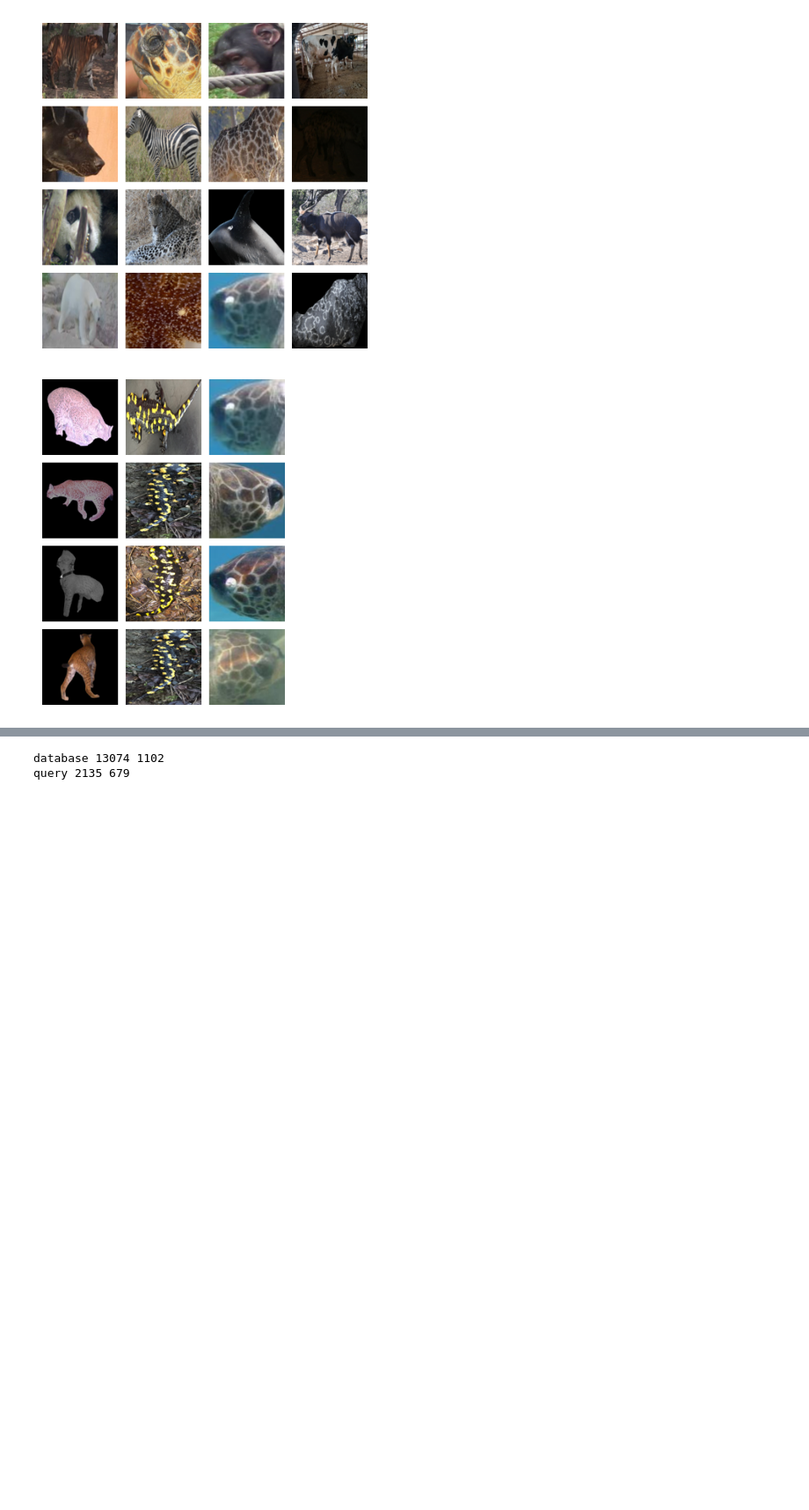
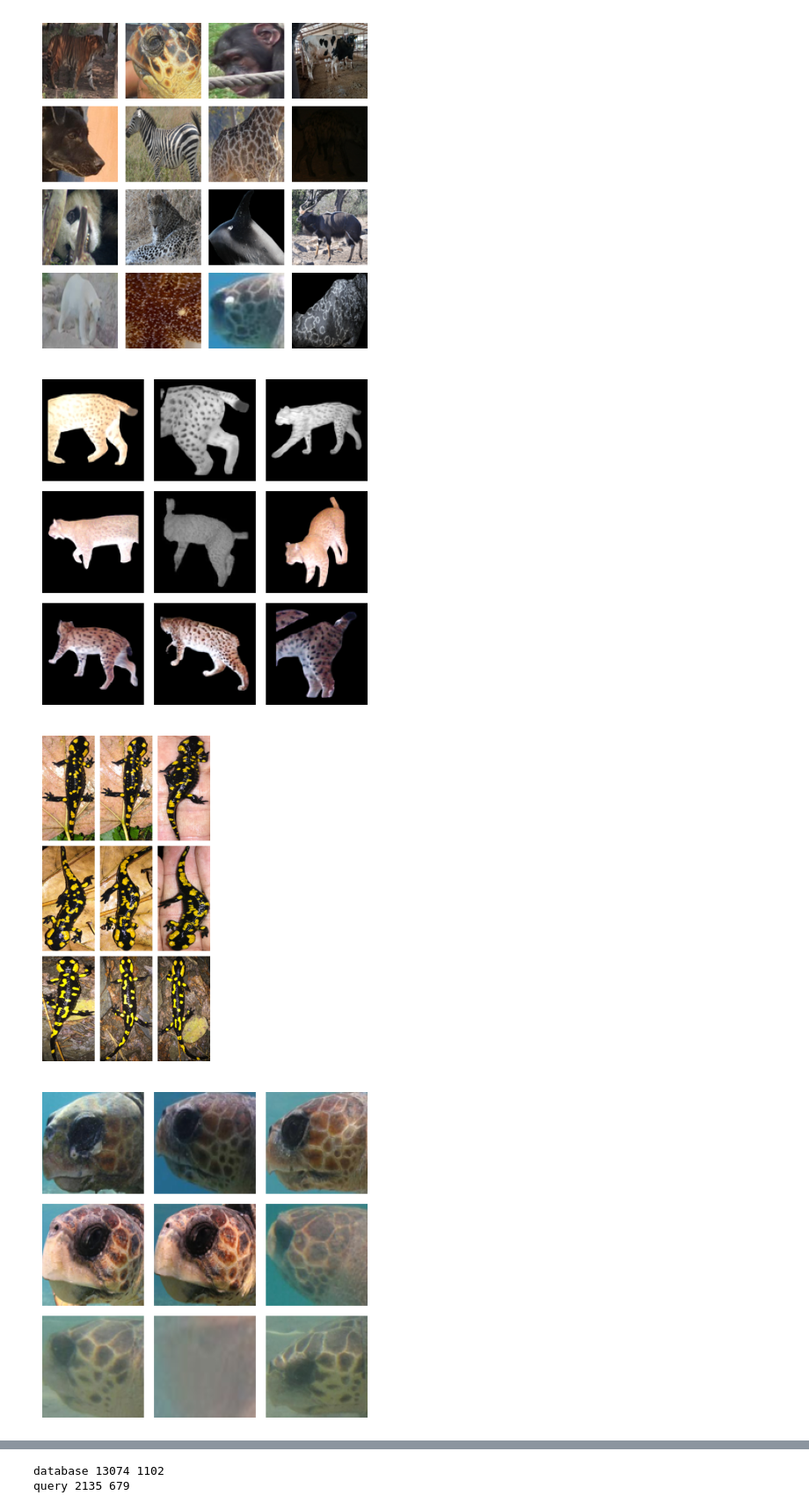
Before and after one commit to WildlifeDatasets/wildlife-datasets, a Jupyter notebook: baselines/AnimalCLEF2025/analyze.ipynb, the cells around one changed output, grey strips where cells are left out. Shown: that part at 88% size. Drawn from its saved outputs; the diff is of its cells as text; code cells hidden in the pictures; blank space fills up the shorter version.

```diff
--- a/baselines/AnimalCLEF2025/analyze.ipynb
+++ b/baselines/AnimalCLEF2025/analyze.ipynb
@@ -11,11 +11,10 @@ import torchvision.transforms as T
 
 os.makedirs('results', exist_ok=True)
 n_rows = 4
-transform = T.Compose([
-    T.Resize(size=(384, 384)),
-])
+transform1 = T.Compose([T.Resize(size=(512, 512))])
+transform2 = T.Compose([T.Resize(size=(512, 256))])
 root = '/data/wildlife_datasets/data/WildlifeReID10k'
-d = WildlifeReID10k(root, transform=transform)
+d = WildlifeReID10k(root, transform=transform1)
 # %%
 counts = {}
 for name, df_split in d.df.groupby('split'):
@@ -75,14 +74,32 @@ plt.savefig('results/grid1.png', bbox_inches='tight', dpi=600)
 # %% [output]
 [figure]
 # %%
+n_rows = 3
+n_cols = 3
 root = '/data/wildlife_datasets/data/AnimalCLEF2025'
-d = AnimalCLEF2025(root, transform=transform)
-idx = []
+d = AnimalCLEF2025(root, transform=transform1)
+info = {
+    'LynxID2025': (10, transform1),
+    'SalamanderID2025': (5, transform2),
+    'SeaTurtleID2022': (10, transform1)
+}
 for name, df_dataset in d.df.groupby('dataset'):
-    if name not in names_ignore:
-        idx = idx + [df_dataset.index[:n_rows]]
-idx = np.array(idx).reshape((-1,n_rows)).T.flatten()
-d.plot_grid(idx=idx, n_rows=n_rows, n_cols=3, background_color=(255, 255, 255));
-plt.savefig('results/grid2.png', bbox_inches='tight', dpi=600)
+    i = 0
+    idx = []
+    k_start, d.transform = info[name]
+    for k, (identity, df_identity) in enumerate(df_dataset.groupby('identity')):
+        if k < k_start:
+            continue
+        if name in ['LynxID2025', 'SeaTurtleID2022']:
+            df_identity = df_identity[df_identity['orientation'] == 'left']
+        if len(df_identity) >= n_rows:
+            idx = idx + [df_identity.index[:n_rows]]
+            i += 1
+            if i == n_rows:
+                break
+    d.plot_grid(idx=idx, n_rows=n_rows, n_cols=n_cols, background_color=(255, 255, 255));
+    plt.savefig(f'results/grid_{name}.png', bbox_inches='tight', dpi=1200)
 # %% [output]
-[figure, old version]
+[figure, new version]
+[figure, added]
+[figure, added]
```
Also changed, not shown: parts of 1 cell of this notebook, 2 other files.
